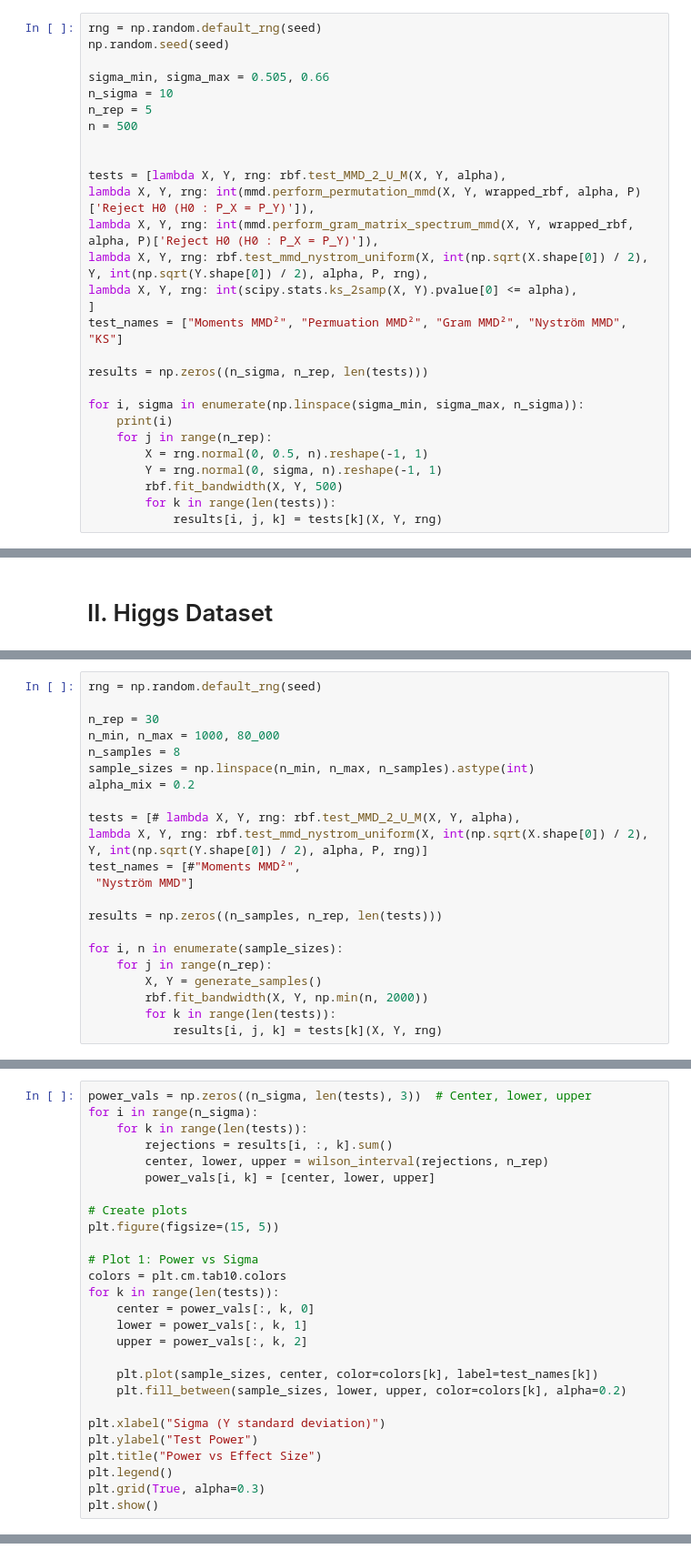
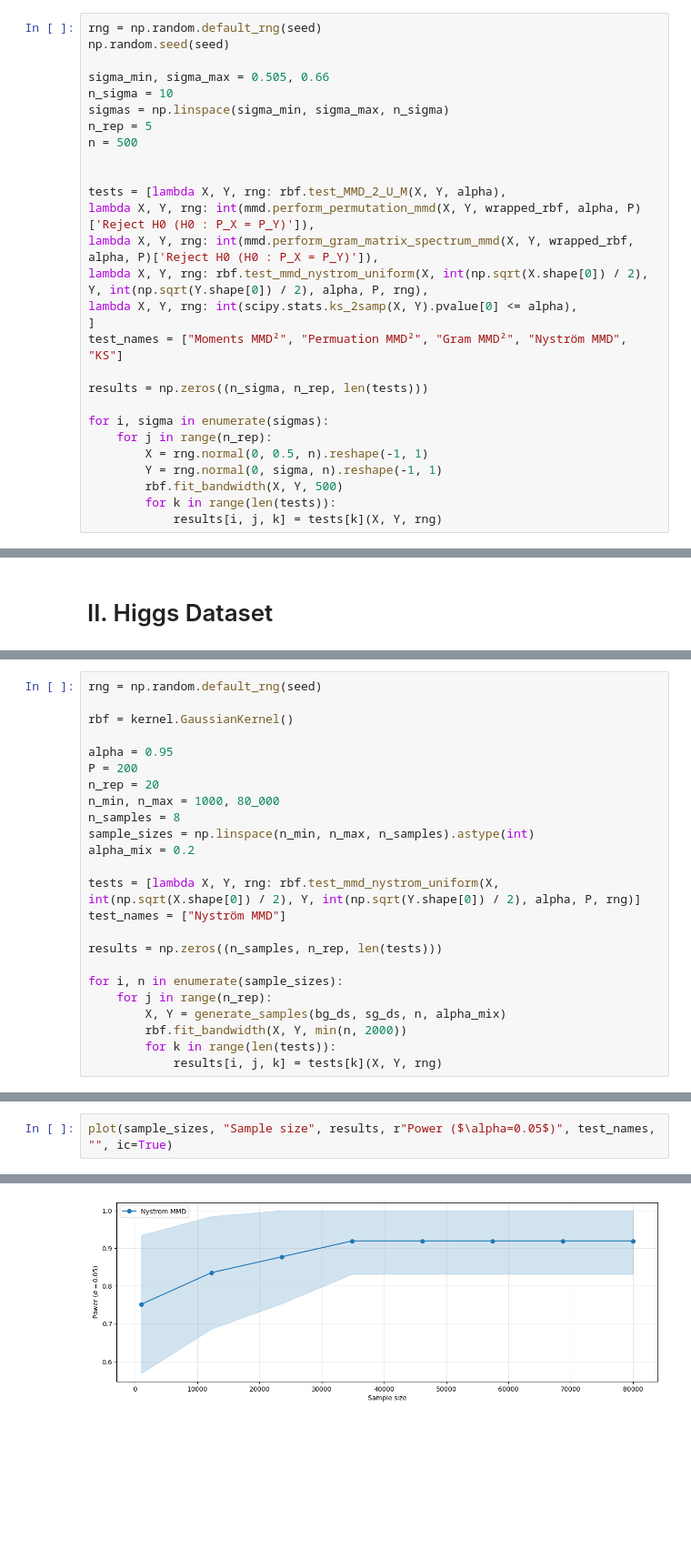
Before and after one commit to kwame-mbobda-kuate/Efficient-Kernel-Based-Two-Sample-Testing, a Jupyter notebook: src/tests.ipynb, the cells around one changed output, grey strips where cells are left out. Shown at 91% size. Saved outputs shown, nothing was run; the diff lists cells and outputs as text; blank space fills up the shorter version.

```diff
--- a/src/tests.ipynb
+++ b/src/tests.ipynb
@@ -104,6 +161,7 @@ np.random.seed(seed)
 
 sigma_min, sigma_max = 0.505, 0.66
 n_sigma = 10
+sigmas = np.linspace(sigma_min, sigma_max, n_sigma)
 n_rep = 5
 n = 500
 
@@ -118,8 +176,7 @@ test_names = ["Moments MMD²", "Permuation MMD²", "Gram MMD²", "Nyström MMD",
 
 results = np.zeros((n_sigma, n_rep, len(tests)))
 
-for i, sigma in enumerate(np.linspace(sigma_min, sigma_max, n_sigma)):
-    print(i)
+for i, sigma in enumerate(sigmas):
     for j in range(n_rep):
         X = rng.normal(0, 0.5, n).reshape(-1, 1)
         Y = rng.normal(0, sigma, n).reshape(-1, 1)
@@ -394,22 +394,24 @@ def generate_samples(bg_data, sg_data, n, alpha_mix, rng=None):
 # %%
 rng = np.random.default_rng(seed)
 
-n_rep = 30
+rbf = kernel.GaussianKernel()
+
+alpha = 0.95
+P = 200
+n_rep = 20
 n_min, n_max = 1000, 80_000
 n_samples = 8
 sample_sizes = np.linspace(n_min, n_max, n_samples).astype(int)
 alpha_mix = 0.2
 
-tests = [# lambda X, Y, rng: rbf.test_MMD_2_U_M(X, Y, alpha),
-lambda X, Y, rng: rbf.test_mmd_nystrom_uniform(X, int(np.sqrt(X.shape[0]) / 2), Y, int(np.sqrt(Y.shape[0]) / 2), alpha, P, rng)]
-test_names = [#"Moments MMD²",
- "Nyström MMD"]
+tests = [lambda X, Y, rng: rbf.test_mmd_nystrom_uniform(X, int(np.sqrt(X.shape[0]) / 2), Y, int(np.sqrt(Y.shape[0]) / 2), alpha, P, rng)]
+test_names = ["Nyström MMD"]
 
 results = np.zeros((n_samples, n_rep, len(tests)))
 
 for i, n in enumerate(sample_sizes):
     for j in range(n_rep):
-        X, Y = generate_samples()
-        rbf.fit_bandwidth(X, Y, np.min(n, 2000))
+        X, Y = generate_samples(bg_ds, sg_ds, n, alpha_mix)
+        rbf.fit_bandwidth(X, Y, min(n, 2000))
         for k in range(len(tests)):
             results[i, j, k] = tests[k](X, Y, rng)
@@ -416,27 +427,3 @@ for i, n in enumerate(sample_sizes):
 # %%
-power_vals = np.zeros((n_sigma, len(tests), 3))  # Center, lower, upper
-for i in range(n_sigma):
-    for k in range(len(tests)):
-        rejections = results[i, :, k].sum()
-        center, lower, upper = wilson_interval(rejections, n_rep)
-        power_vals[i, k] = [center, lower, upper]
-
-# Create plots
-plt.figure(figsize=(15, 5))
-
-# Plot 1: Power vs Sigma
-colors = plt.cm.tab10.colors
-for k in range(len(tests)):
-    center = power_vals[:, k, 0]
-    lower = power_vals[:, k, 1]
-    upper = power_vals[:, k, 2]
-
-    plt.plot(sample_sizes, center, color=colors[k], label=test_names[k])
-    plt.fill_between(sample_sizes, lower, upper, color=colors[k], alpha=0.2)
-
-plt.xlabel("Sigma (Y standard deviation)")
-plt.ylabel("Test Power")
-plt.title("Power vs Effect Size")
-plt.legend()
-plt.grid(True, alpha=0.3)
-plt.show()
+plot(sample_sizes, "Sample size", results, r"Power ($\alpha=0.05$)", test_names, "", ic=True)
+# %% [output]
@@ -443,3 +432,4 @@ plt.show()
+[figure, added]
 # %%
 rng = np.random.default_rng(seed)
 
```
Also changed, not shown: parts of 16 cells of this notebook, 1 other file.
